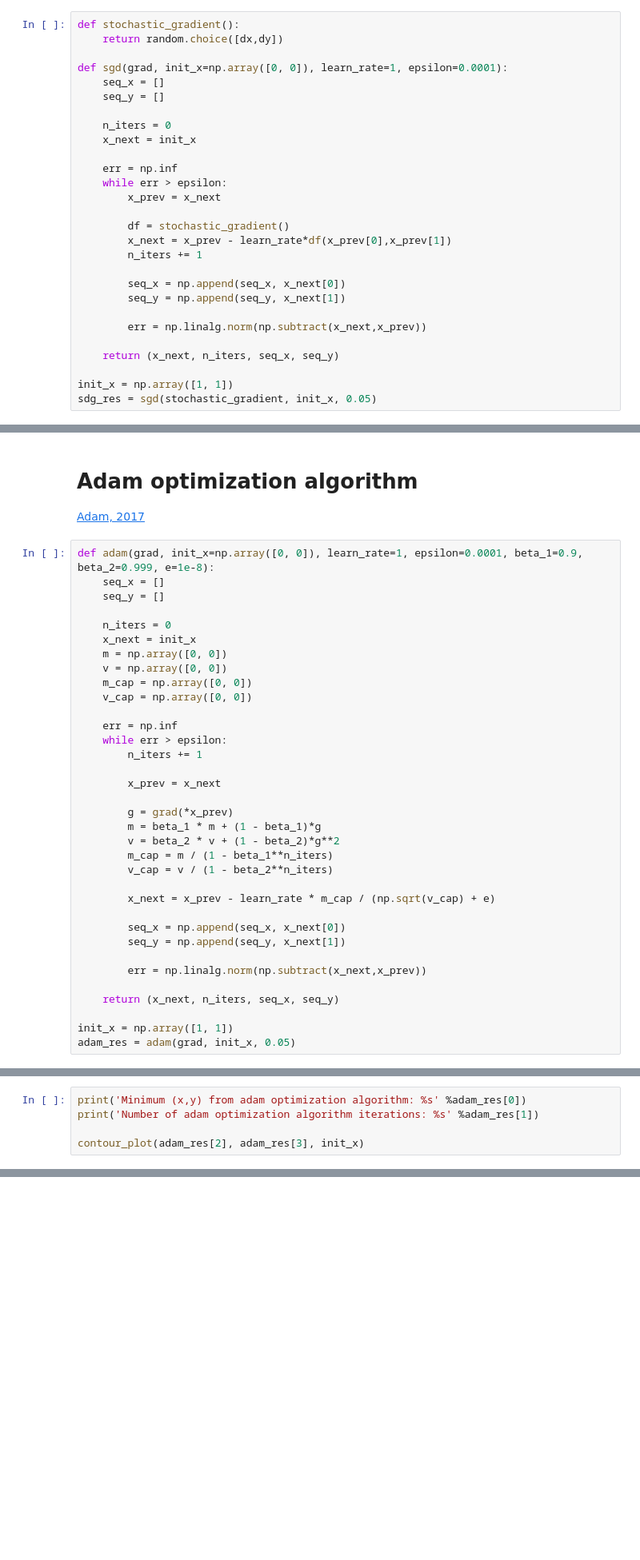
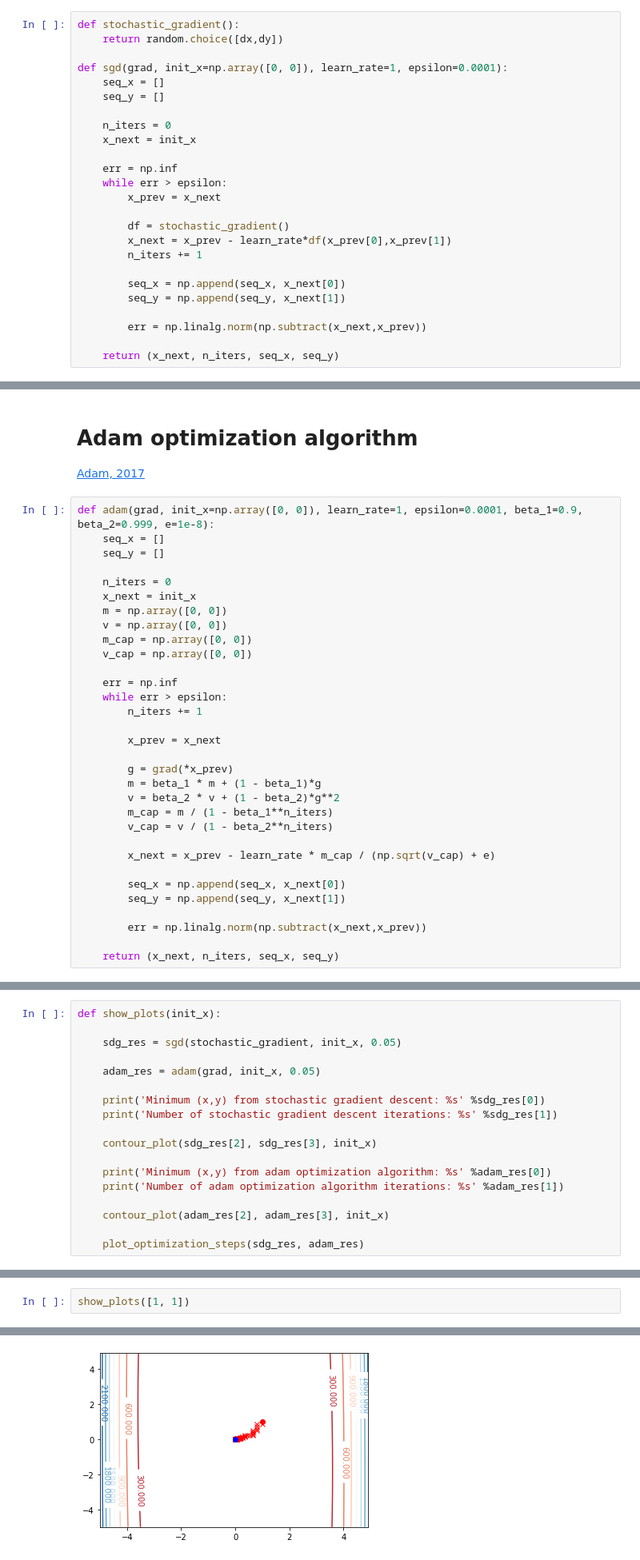
Before and after one commit to RamiNaim/itmo-machine-learning-course, a Jupyter notebook: lab2/lab2.ipynb, the cells around one changed output, grey strips where cells are left out. Shown at 80% size. Drawn from its saved outputs; the diff is of its cells as text; blank space fills up the shorter version.

```diff
--- a/lab2/lab2.ipynb
+++ b/lab2/lab2.ipynb
@@ -87,6 +98,3 @@ def sgd(grad, init_x=np.array([0, 0]), learn_rate=1, epsilon=0.0001):
         err = np.linalg.norm(np.subtract(x_next,x_prev))
 
     return (x_next, n_iters, seq_x, seq_y)
-
-init_x = np.array([1, 1])
-sdg_res = sgd(stochastic_gradient, init_x, 0.05)
@@ -134,6 +133,3 @@ def adam(grad, init_x=np.array([0, 0]), learn_rate=1, epsilon=0.0001, beta_1=0.9
         err = np.linalg.norm(np.subtract(x_next,x_prev))
 
     return (x_next, n_iters, seq_x, seq_y)
-
-init_x = np.array([1, 1])
-adam_res = adam(grad, init_x, 0.05)
@@ -140,5 +170,18 @@ adam_res = adam(grad, init_x, 0.05)
 # %%
-print('Minimum (x,y) from adam optimization algorithm: %s' %adam_res[0])
-print('Number of adam optimization algorithm iterations: %s' %adam_res[1])
+def show_plots(init_x):
 
-contour_plot(adam_res[2], adam_res[3], init_x)
+    sdg_res = sgd(stochastic_gradient, init_x, 0.05)
+
+    adam_res = adam(grad, init_x, 0.05)
+
+    print('Minimum (x,y) from stochastic gradient descent: %s' %sdg_res[0])
+    print('Number of stochastic gradient descent iterations: %s' %sdg_res[1])
+
+    contour_plot(sdg_res[2], sdg_res[3], init_x)
+
+    print('Minimum (x,y) from adam optimization algorithm: %s' %adam_res[0])
+    print('Number of adam optimization algorithm iterations: %s' %adam_res[1])
+
+    contour_plot(adam_res[2], adam_res[3], init_x)
+
+    plot_optimization_steps(sdg_res, adam_res)
@@ -184,0 +190,3 @@ plot_optimization_steps(sdg_res, adam_res)
+# %%
+show_plots([1, 1])
+# %% [output]
@@ -184,0 +195 @@ plot_optimization_steps(sdg_res, adam_res)
+[figure, added]
```
Also changed, not shown: parts of 17 cells of this notebook, 4 other files.
